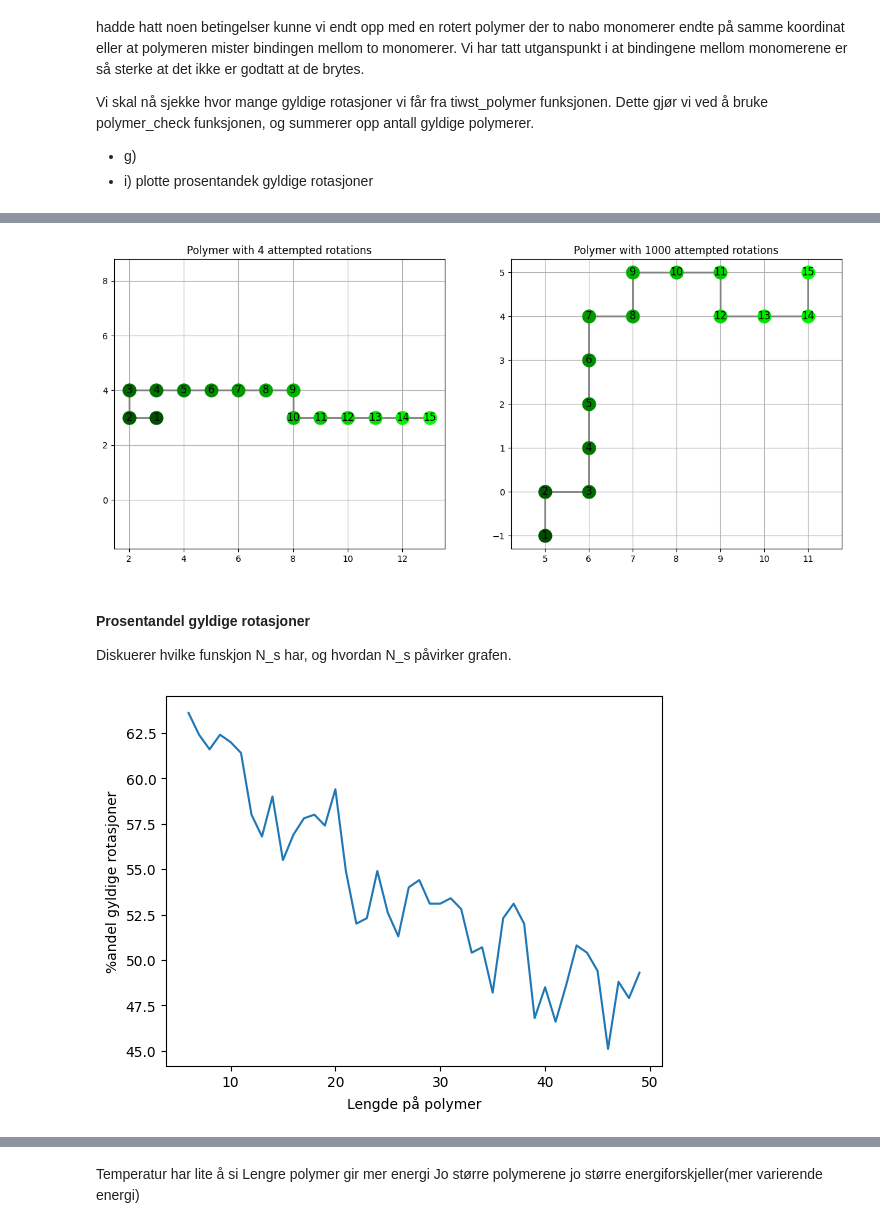
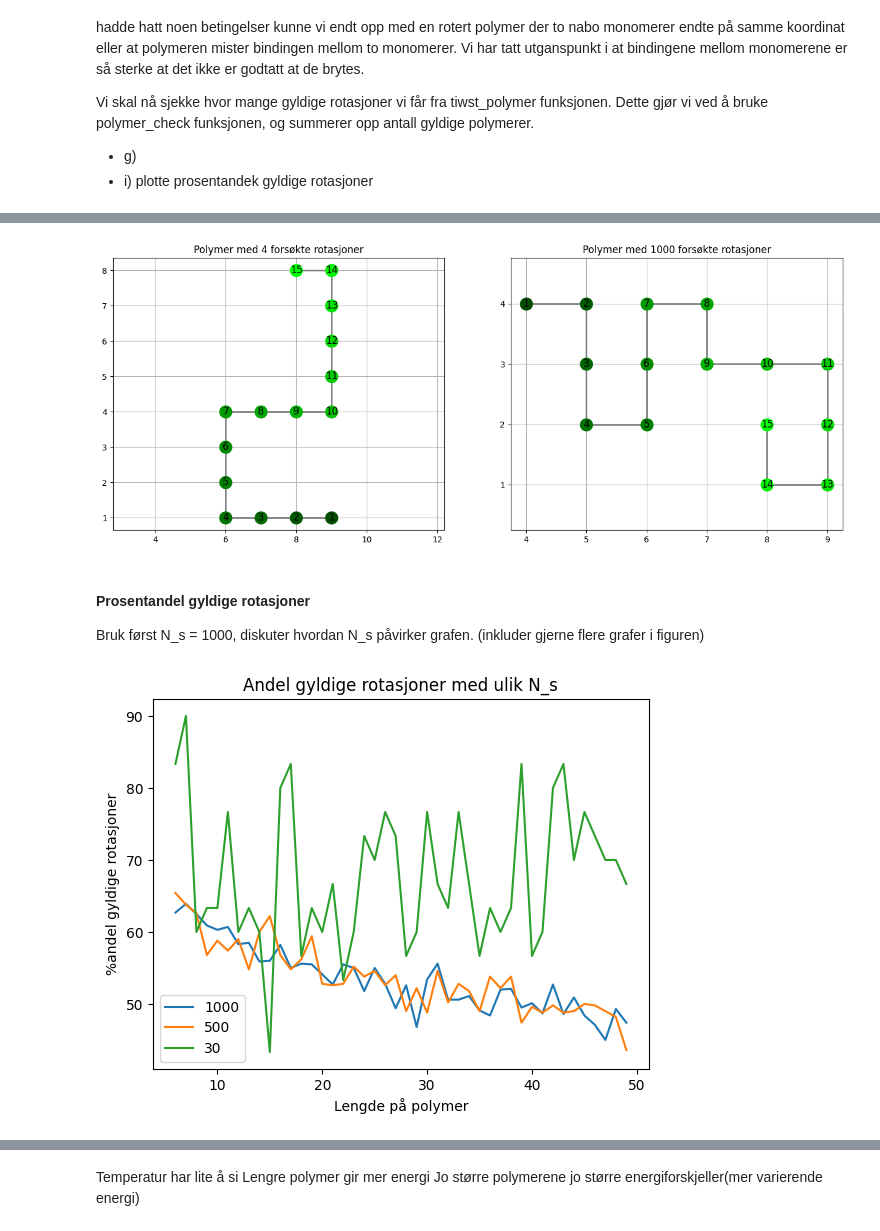
Before and after one commit to hannaroed/Vitber-bio, a Jupyter notebook: bio.ipynb, the cells around one changed output, grey strips where cells are left out. Cells and saved outputs as stored; diff of their text form; code cells hidden in the pictures.

```diff
--- a/bio.ipynb
+++ b/bio.ipynb
@@ -275,61 +279,74 @@ Tester random rotations funksjonene med to forskjellige versjoner av polymer che
 # %%
-def plots_for_g(polymer1, polymer2):
+def plot_two_polymers(polymer1, polymer2, N_s1, N_s2, title1="", title2=""):
     # Assuming both 'polymer1' and 'polymer2' are Nx2 numpy arrays
 
     # Set up a figure with two subplots
-    fig, (ax1, ax2) = plt.subplots(1, 2, figsize=(15, 6))  # 1 row, 2 columns
+    fig, (ax1, ax2) = plt.subplots(1, 2, figsize=(16, 6))  # 1 row, 2 columns
 
     # Plot polymer1 in the first subplot
     num_points1 = polymer1.shape[0]
     colors = [(0, green, 0, 1) for green in np.linspace(0.3, 1, num_points1)]
     ax1.plot(polymer1[:, 1], polymer1[:, 0], 'o-', color='grey', markersize=10, linewidth=2)
     for i in range(num_points1):
         ax1.plot(polymer1[i, 1], polymer1[i, 0], 'o', color=colors[i], markersize=15)
         ax1.text(polymer1[i, 1], polymer1[i, 0], str(i+1), color='black', fontsize=12,
                  horizontalalignment='center', verticalalignment='center')
 
-    ax1.set_title("Polymer with 4 attempted rotations")
+    if title1 == "":
+        ax1.set_title(f"Polymer med {N_s1} forsøkte rotasjoner")
+    else:
+        ax1.set_title(title1)
+
     ax1.axis('equal')
     ax1.grid()
 
     # Plot polymer2 in the second subplot
     num_points2 = polymer2.shape[0]
     ax2.plot(polymer2[:, 1], polymer2[:, 0], 'o-', color='grey', markersize=10, linewidth=2)
     for i in range(num_points2):
         ax2.plot(polymer2[i, 1], polymer2[i, 0], 'o', color=colors[i], markersize=15)
         ax2.text(polymer2[i, 1], polymer2[i, 0], str(i+1), color='black', fontsize=12,
                  horizontalalignment='center', verticalalignment='center')
 
-    ax2.set_title("Polymer with 1000 attempted rotations")
+    if title2 == "":
+        ax2.set_title(f"Polymer med {N_s2} forsøkte rotasjoner")
+    else:
+        ax2.set_title(title2)
     ax2.axis('equal')
     ax2.grid()
 
     plt.show()
 
-plots_for_g(polymer4, polymer1000)
+plot_two_polymers(polymer4, polymer1000, 4, 1000)
 # %% [output]
-[figure, old version]
+[figure, new version]
 # %% [markdown]
 #### Prosentandel gyldige rotasjoner
-Diskuerer hvilke funskjon N_s har, og hvordan N_s påvirker grafen.
+Bruk først N_s = 1000, diskuter hvordan N_s påvirker grafen. (inkluder gjerne flere grafer i figuren)
 # %%
 n = 50
 N = np.arange(6,n)
-N_s = 1000
-y_vals = np.zeros(len(N))
-
+y_vals_1000 = np.zeros(len(N))
+y_vals_500 = np.zeros(len(N))
+y_vals_30 = np.zeros(len(N))
 
 for i in range(len(N)):
-    y_vals[i] = ((random_rotations(init_polymer(N[i]), N_s)[1])/N_s)*100
+    y_vals_1000[i] = ((random_rotations(init_polymer(N[i]), 1000)[1])/1000)*100
+    y_vals_500[i] = ((random_rotations(init_polymer(N[i]), 500)[1])/500)*100
+    y_vals_30[i] = ((random_rotations(init_polymer(N[i]), 30)[1])/30)*100
 
-
-plt.plot(N, y_vals)
-plt.title("")
+plt.plot(N, y_vals_1000, label = "1000")
+plt.plot(N, y_vals_500, label = "500")
+plt.plot(N, y_vals_30, label = "30")
+plt.legend()
+plt.title("Andel gyldige rotasjoner med ulik N_s")
 plt.xlabel("Lengde på polymer")
 plt.ylabel("%andel gyldige rotasjoner")
 plt.show()
+
+#Lage regresjon av denne
 # %% [output]
-[figure, old version]
+[figure, new version]
 # %% [markdown]
 #### Energi
 Forklare V matrisen og operatoren b
```
Also changed, not shown: parts of 18 cells of this notebook.
